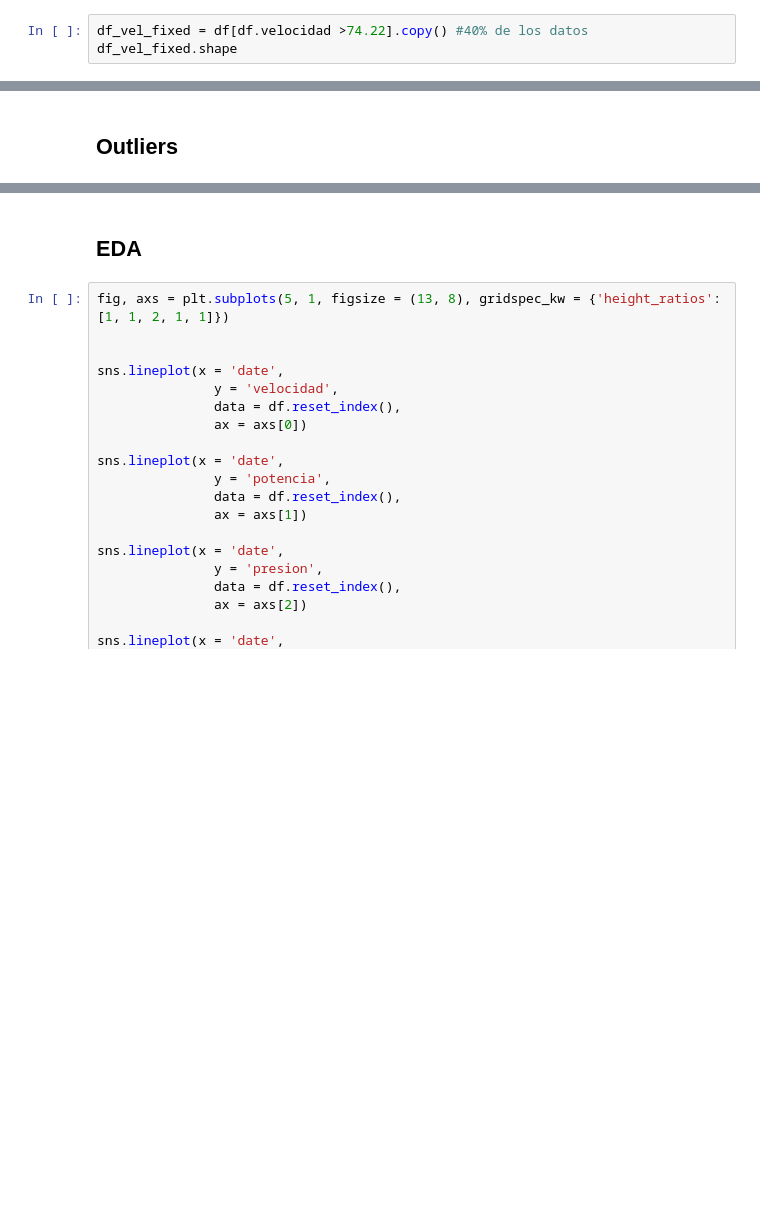
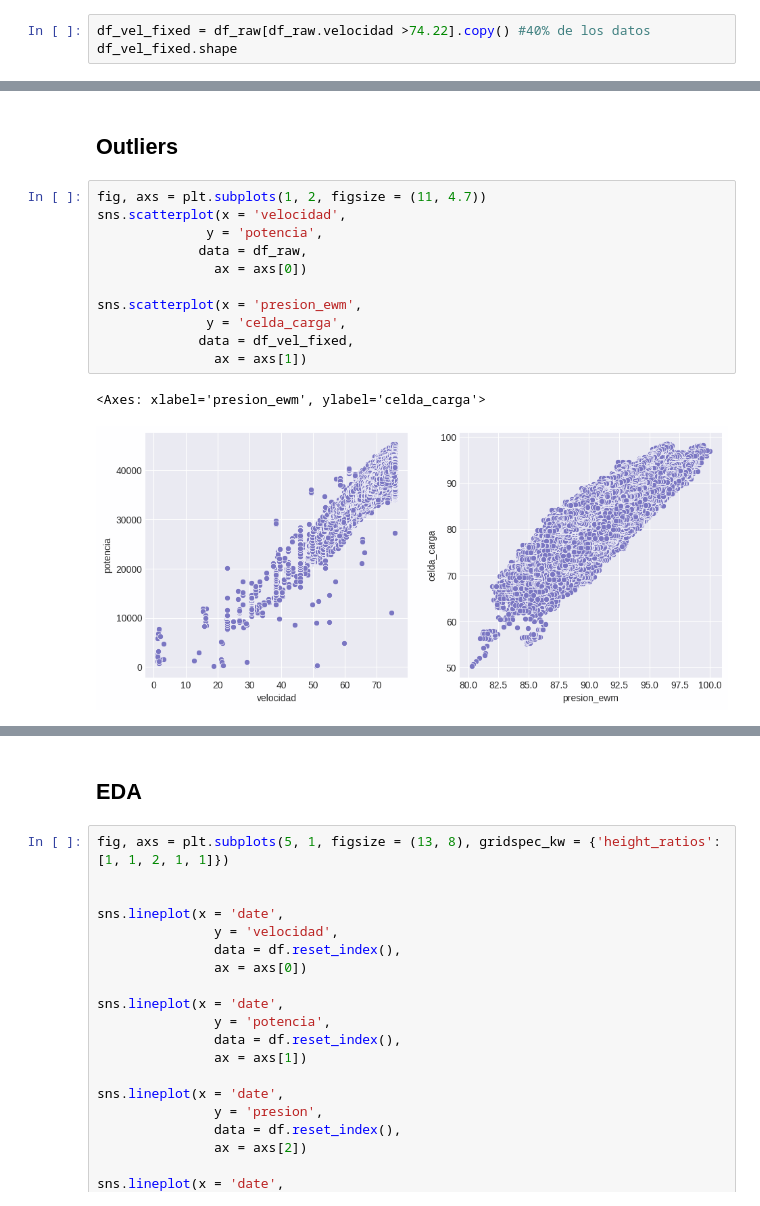
Before and after one commit to guillermovc/MLOps-grinding, a Jupyter notebook: notebooks/EDA_000_misael.ipynb, the cells around one changed output, grey strips where cells are left out. Cells and saved outputs as stored; diff of their text form; blank space fills up the shorter version.

```diff
--- a/notebooks/EDA_000_misael.ipynb
+++ b/notebooks/EDA_000_misael.ipynb
@@ -132,5 +140,5 @@ df['velocidad'].quantile(0.6)
 # %%
-df_vel_fixed = df[df.velocidad >74.22].copy() #40% de los datos
+df_vel_fixed = df_raw[df_raw.velocidad >74.22].copy() #40% de los datos
 df_vel_fixed.shape
 # %% [output]
 (88751, 28)
@@ -176,2 +172,16 @@ En general las variables de interes son:
 # %% [markdown]
 ## Outliers
+# %%
+fig, axs = plt.subplots(1, 2, figsize = (11, 4.7))
+sns.scatterplot(x = 'velocidad',
+              y = 'potencia',
+             data = df_raw,
+               ax = axs[0])
+
+sns.scatterplot(x = 'presion_ewm',
+              y = 'celda_carga',
+             data = df_vel_fixed,
+               ax = axs[1])
+# %% [output]
+<Axes: xlabel='presion_ewm', ylabel='celda_carga'>
+[figure, added]
```
Also changed, not shown: parts of 16 cells of this notebook, 3 other files.
